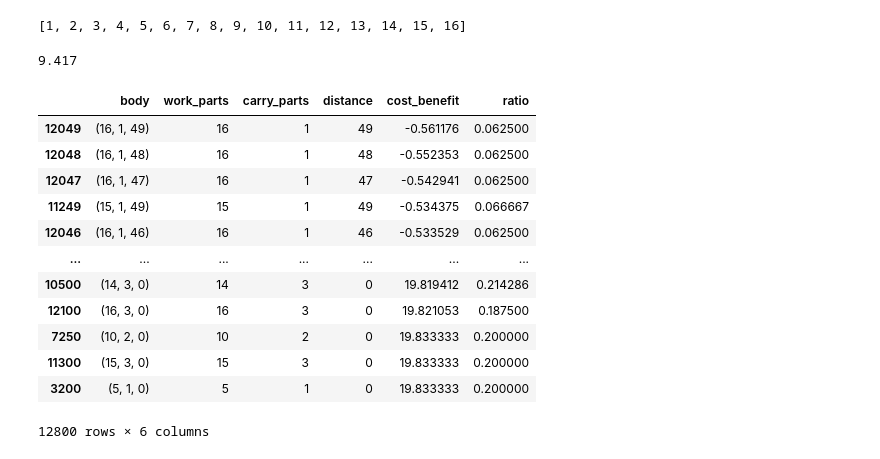
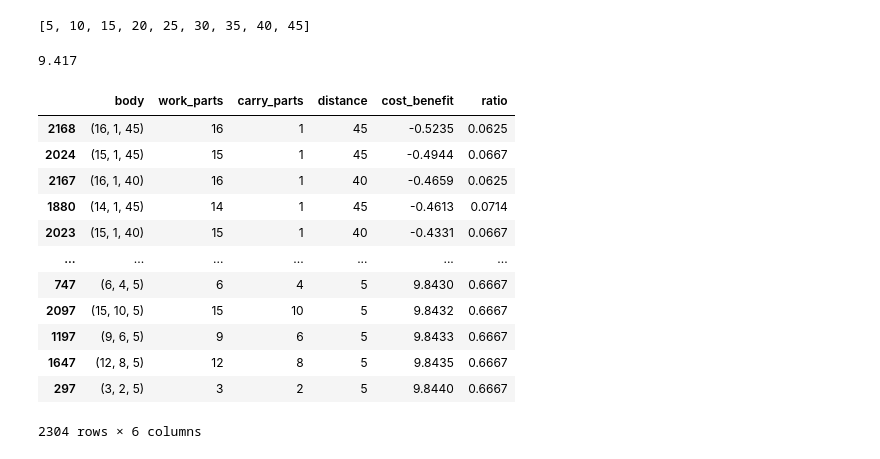
Before and after one commit to Harduim/Screeps, a Jupyter notebook: utils/creep_proportions/creep_proportions.ipynb, the cells around one changed output. Cells and saved outputs as stored; diff of their text form; code cells hidden in the pictures.

```diff
--- a/utils/creep_proportions/creep_proportions.ipynb
+++ b/utils/creep_proportions/creep_proportions.ipynb
@@ -16,10 +17,10 @@ DEFAULT_DISTANCE = 30
 actual_max_size = round(MAX_BODY_SIZE / 3)
 work_parts = [*range(1, actual_max_size)]
 carry_parts = [*range(1, actual_max_size)]
-distances = [*range(0, MAX_DISTANCE, 5)]
-carry_parts
+distances = [*range(5, MAX_DISTANCE, 5)]
+distances
 # %% [output]
-[1, 2, 3, 4, 5, 6, 7, 8, 9, 10, 11, 12, 13, 14, 15, 16]
+[5, 10, 15, 20, 25, 30, 35, 40, 45]
 # %%
 def harvested_tick(work):
     return work * 2
@@ -51,19 +52,21 @@ cost_benefit_heatmap = list(map(lambda wc: [str(wc), wc[0], wc[1], wc[2], cost_b
 # %%
 df = pd.DataFrame(cost_benefit_heatmap, columns=["body","work_parts", "carry_parts", "distance", "cost_benefit"])
 df["ratio"] = df['carry_parts'] / df['work_parts']
 df = df.sort_values(by="cost_benefit")
+df['ratio'] = round(df['ratio'], 4)
+df['cost_benefit'] = round(df['cost_benefit'], 4)
 df
 # %% [output]
 |  | body | work_parts | carry_parts | distance | cost_benefit | ratio |
-| 12049 | (16, 1, 49) | 16 | 1 | 49 | -0.561176 | 0.062500 |
-| 12048 | (16, 1, 48) | 16 | 1 | 48 | -0.552353 | 0.062500 |
-| 12047 | (16, 1, 47) | 16 | 1 | 47 | -0.542941 | 0.062500 |
-| 11249 | (15, 1, 49) | 15 | 1 | 49 | -0.534375 | 0.066667 |
-| 12046 | (16, 1, 46) | 16 | 1 | 46 | -0.533529 | 0.062500 |
+| 2168 | (16, 1, 45) | 16 | 1 | 45 | -0.5235 | 0.0625 |
+| 2024 | (15, 1, 45) | 15 | 1 | 45 | -0.4944 | 0.0667 |
+| 2167 | (16, 1, 40) | 16 | 1 | 40 | -0.4659 | 0.0625 |
+| 1880 | (14, 1, 45) | 14 | 1 | 45 | -0.4613 | 0.0714 |
+| 2023 | (15, 1, 40) | 15 | 1 | 40 | -0.4331 | 0.0667 |
 | ... | ... | ... | ... | ... | ... | ... |
-| 10500 | (14, 3, 0) | 14 | 3 | 0 | 19.819412 | 0.214286 |
-| 12100 | (16, 3, 0) | 16 | 3 | 0 | 19.821053 | 0.187500 |
-| 7250 | (10, 2, 0) | 10 | 2 | 0 | 19.833333 | 0.200000 |
-| 11300 | (15, 3, 0) | 15 | 3 | 0 | 19.833333 | 0.200000 |
-| 3200 | (5, 1, 0) | 5 | 1 | 0 | 19.833333 | 0.200000 |
+| 747 | (6, 4, 5) | 6 | 4 | 5 | 9.8430 | 0.6667 |
+| 2097 | (15, 10, 5) | 15 | 10 | 5 | 9.8432 | 0.6667 |
+| 1197 | (9, 6, 5) | 9 | 6 | 5 | 9.8433 | 0.6667 |
+| 1647 | (12, 8, 5) | 12 | 8 | 5 | 9.8435 | 0.6667 |
+| 297 | (3, 2, 5) | 3 | 2 | 5 | 9.8440 | 0.6667 |
-12800 rows × 6 columns
+2304 rows × 6 columns
```
Also changed, not shown: parts of 7 cells of this notebook, 1 other file.
